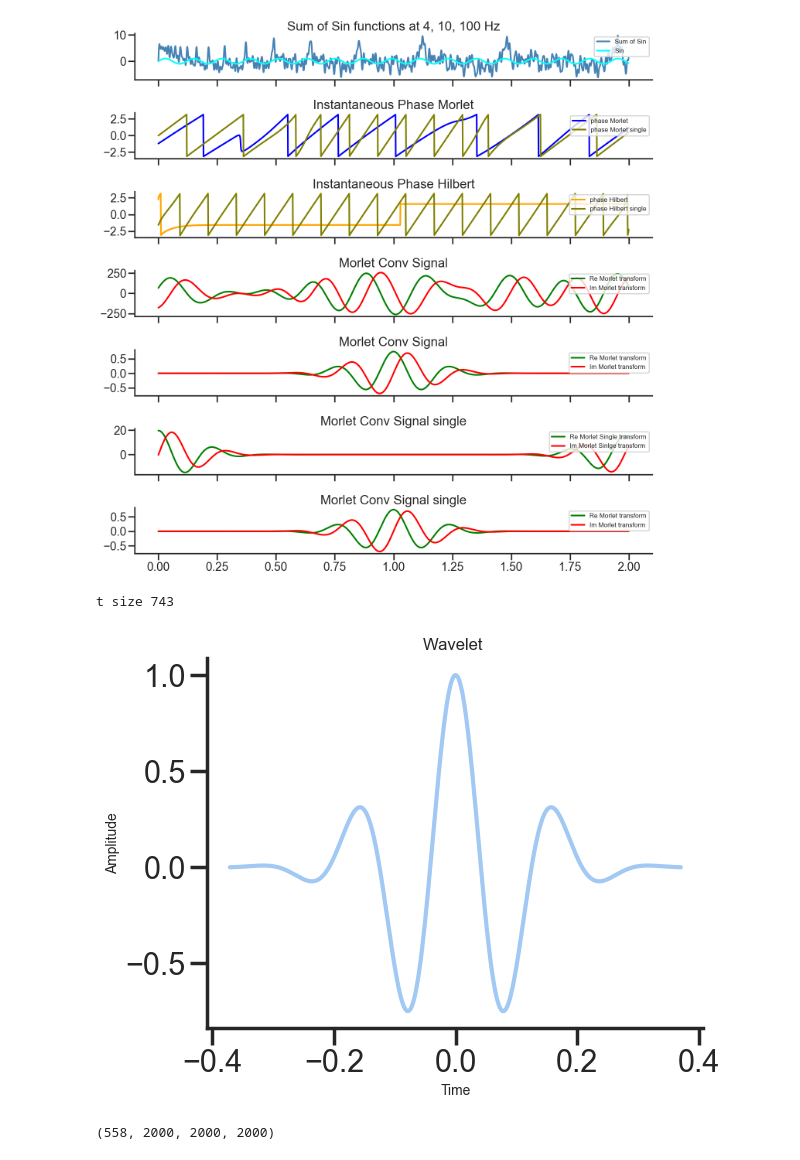
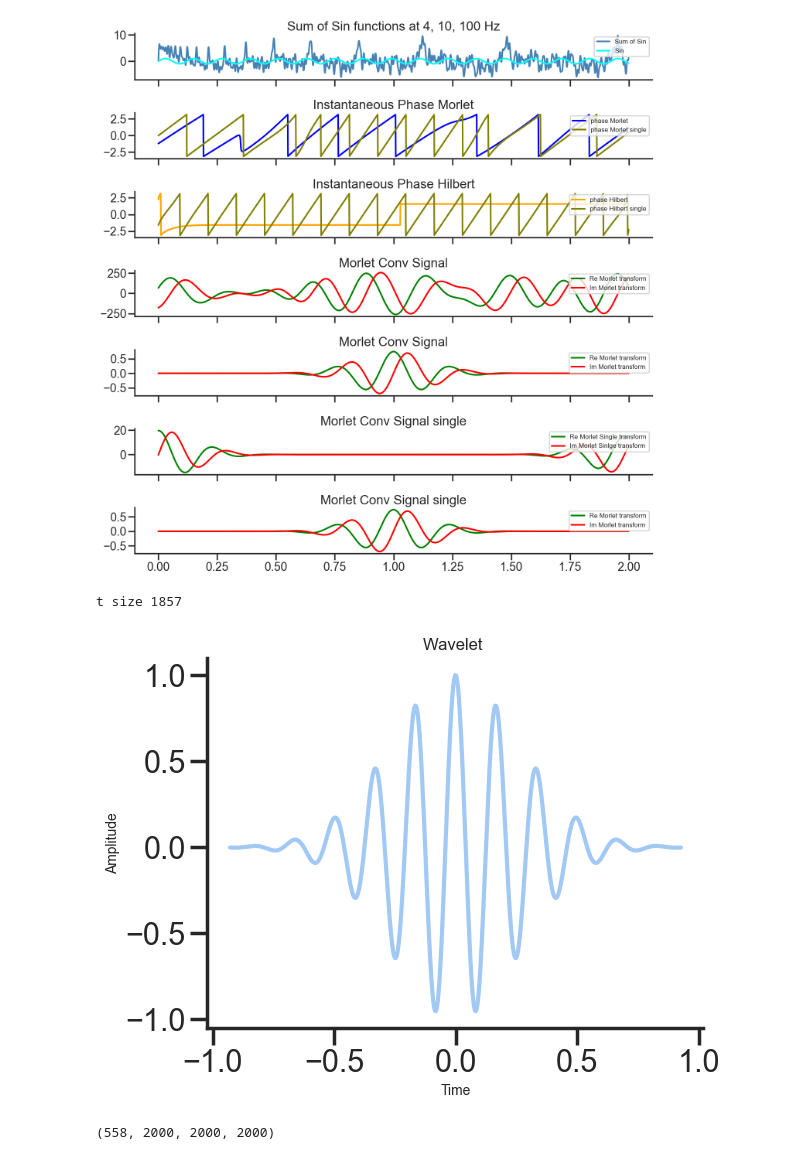
Before and after one commit to gdelfe/Ketamine_effects_on_the_brain, a Jupyter notebook: python/Phase_extraction_wavelets.ipynb, the cells around one changed output. Cells and saved outputs as stored; diff of their text form; code cells hidden in the pictures.

```diff
--- a/python/Phase_extraction_wavelets.ipynb
+++ b/python/Phase_extraction_wavelets.ipynb
@@ -357,24 +354,24 @@ freq 8.317637711026709 width 4
 [figure]
 # %%
 frequency = 6
-num_cycles = 4
+num_cycles = 10
 sampling_rate = 1000
 sigma = num_cycles / (2 * np.pi * frequency)
 t = np.arange(-3.5*sigma, 3.5*sigma, 1/sampling_rate)
 # t = np.arange(-duration/2, duration/2, 1/sampling_rate)
 wavelet = np.exp(2j * np.pi * frequency * t) * np.exp(-t**2 / (2 * sigma**2))
 print('t size', t.size)
 
 plt.plot(t, wavelet)
 plt.title('Wavelet ',fontsize=12)
 plt.xlabel('Time',fontsize=10)
 plt.ylabel('Amplitude',fontsize=10)
 # plt.legend(fontsize=12, loc='upper right')
 # plt.xlim([0,100])
 plt.show()
 # %% [output]
-t size 743
+t size 1857
-[figure, old version]
+[figure, new version]
 # %%
 # Compute the PSD using the Multitaper method
 # psd, psd_f = mne.time_frequency.psd_array_multitaper(sin_wave, sfreq=fs, adaptive=True, normalization='full', verbose=0)
```
Also changed, not shown: parts of 7 cells of this notebook, 1 other file.
